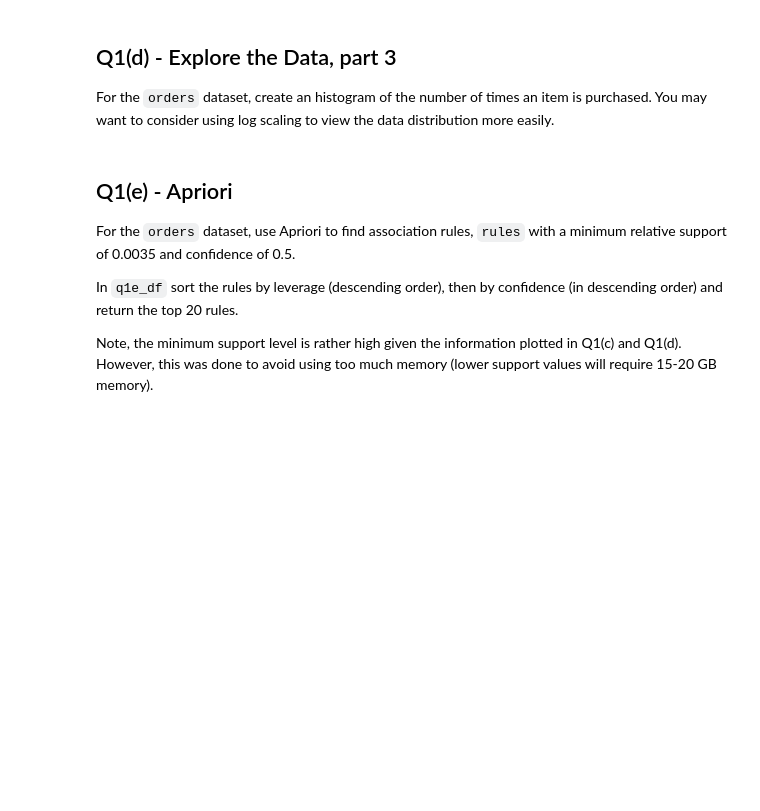
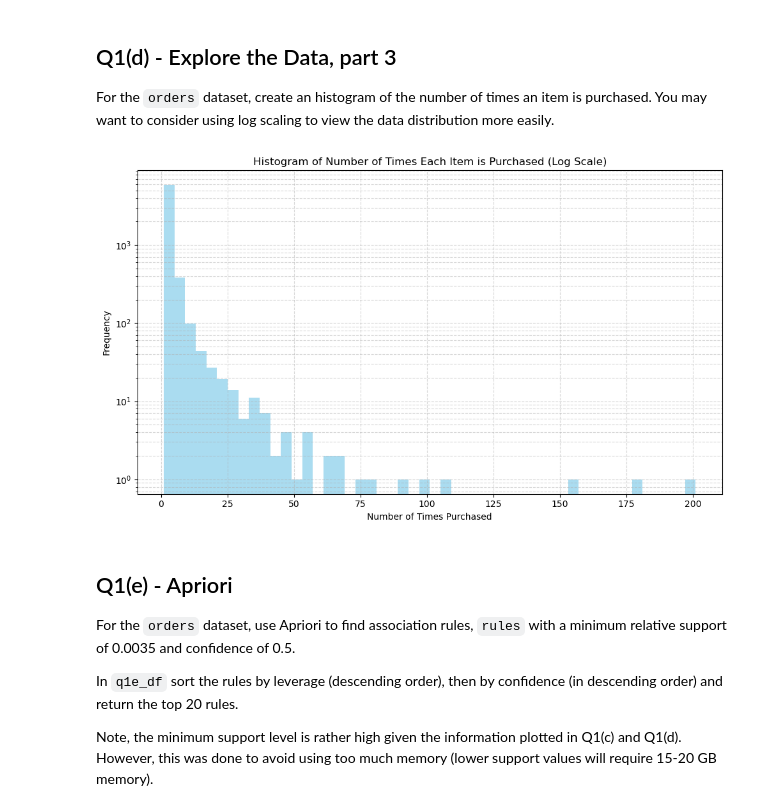
Before and after one commit to Spades5665/MTUClasses, a Jupyter notebook: CS4821-DataMining/a5/a5.ipynb, the cells around one changed output. Drawn from its saved outputs; the diff is of its cells as text; code cells hidden in the pictures; blank space fills up the shorter version.

```diff
--- a/CS4821-DataMining/a5/a5.ipynb
+++ b/CS4821-DataMining/a5/a5.ipynb
@@ -226,6 +265,21 @@ For the `orders` dataset, create an top 15 item frequency plot, that is plot the
 For the `orders` dataset, create an histogram of the number of times an item is purchased. You may want to consider using log scaling to view the data distribution more easily.
 # %%
 # Plot histogram of number of purchases per item.
+
+# Calculate the frequency of each product
+product_frequency = orders.sum()
+
+# Plot the histogram with log scaling
+plt.figure(figsize=(10, 6))
+plt.hist(product_frequency, bins=50, color='skyblue', alpha=0.7, log=True)
+plt.title('Histogram of Number of Times Each Item is Purchased (Log Scale)')
+plt.xlabel('Number of Times Purchased')
+plt.ylabel('Frequency')
+plt.grid(True, which="both", ls="--", alpha=0.5)
+plt.tight_layout()
+plt.show()
+# %% [output]
+[figure, added]
 # %% [markdown]
 <!-- END QUESTION -->
 
```
Also changed, not shown: parts of 9 cells of this notebook.
